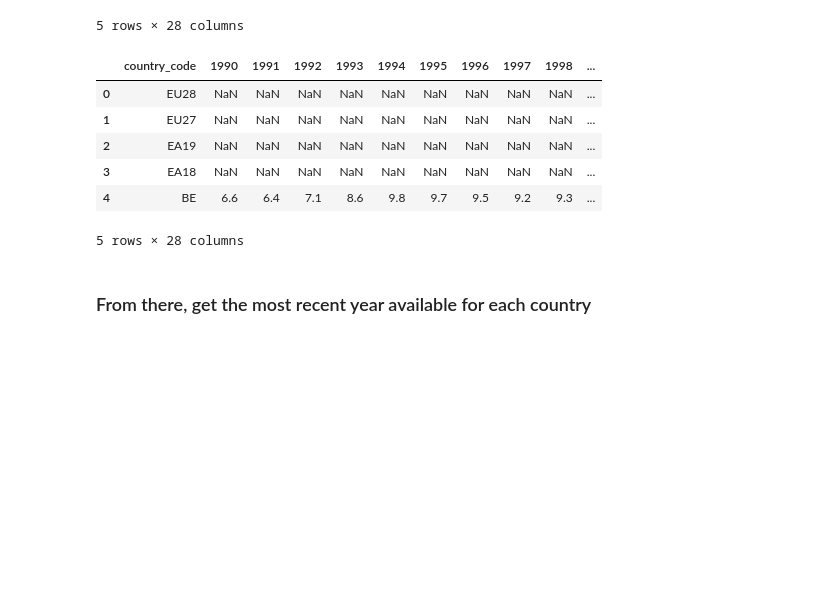
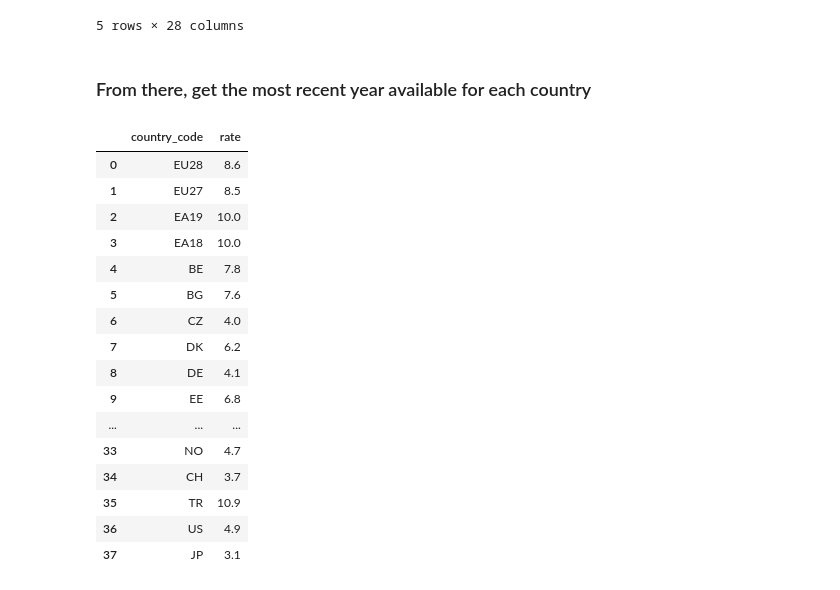
Before and after one commit to Timonzimm/CS-401, a Jupyter notebook: HW03/Homework 3.ipynb, the cells around one changed output. Drawn from its saved outputs; the diff is of its cells as text; code cells hidden in the pictures; blank space fills up the shorter version.

```diff
--- a/HW03/Homework 3.ipynb
+++ b/HW03/Homework 3.ipynb
@@ -63,15 +65,10 @@ DATA_FOLDER = './data/'
 # %%
-with open(TOPO_FOLDER + 'ch-cantons.topojson.json') as json_data:
+'''with open(TOPO_FOLDER + 'ch-cantons.topojson.json') as json_data:
     cantons = edict(json.load(json_data))
 with open(TOPO_FOLDER + 'europe.topojson.json') as json_data:
-    europe = edict(json.load(json_data))
+    europe = edict(json.load(json_data))'''
 
-eu_total_unemployment_rate_active = pd.read_excel(DATA_FOLDER + 'eu_total_unemployment_rate_active.xls', na_values=':', header=3)
-eu_total_unemployment_rate_total = pd.read_excel(DATA_FOLDER + 'eu_total_unemployment_rate_total.xls', na_values=':', header=3)
-
-eu_total_unemployment_rate_active = eu_total_unemployment_rate_active.filter(regex=("^((?!Unnamed).)*$"))
-eu_total_unemployment_rate_total = eu_total_unemployment_rate_total.filter(regex=("^((?!Unnamed).)*$"))
-
-eu_total_unemployment_rate_active.rename(columns={"geo\\time": "country_code"}, inplace=True)
-eu_total_unemployment_rate_total.rename(columns={"geo\\time": "country_code"}, inplace=True)
+eu_total_unemployment_rate = pd.read_excel(DATA_FOLDER + 'eu_total_unemployment_rate_active.xls', na_values=':', header=3)
+eu_total_unemployment_rate = eu_total_unemployment_rate.filter(regex=("^((?!Unnamed).)*$"))
+eu_total_unemployment_rate.rename(columns={"geo\\time": "country_code"}, inplace=True)
 # %%
@@ -84,16 +81,6 @@ eu_total_unemployment_rate_active.head()
 | 3 | EA18 | NaN | NaN | NaN | NaN | NaN | NaN | NaN | NaN | NaN | ... |
 | 4 | BE | 6.6 | 6.4 | 7.1 | 8.6 | 9.8 | 9.7 | 9.5 | 9.2 | 9.3 | ... |
 5 rows × 28 columns
-# %%
-eu_total_unemployment_rate_total.head()
-# %% [output]
-|  | country_code | 1990 | 1991 | 1992 | 1993 | 1994 | 1995 | 1996 | 1997 | 1998 | ... |
-| 0 | EU28 | NaN | NaN | NaN | NaN | NaN | NaN | NaN | NaN | NaN | ... |
-| 1 | EU27 | NaN | NaN | NaN | NaN | NaN | NaN | NaN | NaN | NaN | ... |
-| 2 | EA19 | NaN | NaN | NaN | NaN | NaN | NaN | NaN | NaN | NaN | ... |
-| 3 | EA18 | NaN | NaN | NaN | NaN | NaN | NaN | NaN | NaN | NaN | ... |
-| 4 | BE | 6.6 | 6.4 | 7.1 | 8.6 | 9.8 | 9.7 | 9.5 | 9.2 | 9.3 | ... |
-5 rows × 28 columns
 # %% [markdown]
 ### From there, get the most recent year available for each country
 # %%
@@ -105,5 +92,28 @@ def most_recent_available(row):
         if rate: # if not NaN
             return pd.Series({'country_code': row['country_code'], 'rate': rate})
 
-eu_total_unemployment_rate_active = eu_total_unemployment_rate_active.apply(most_recent_available, axis=1)
-eu_total_unemployment_rate_total = eu_total_unemployment_rate_total.apply(most_recent_available, axis=1)
+eu_total_unemployment_rate = eu_total_unemployment_rate.apply(most_recent_available, axis=1)
+
+# We will complete the data with the last missing value: Switzerland
+# https://www.amstat.ch/seco/pressedoku/201701_Leporello_fr.pdf
+eu_total_unemployment_rate.loc[eu_total_unemployment_rate.country_code == 'CH', 'rate'] = 3.7
+# %%
+eu_total_unemployment_rate
+# %% [output]
+|  | country_code | rate |
+| 0 | EU28 | 8.6 |
+| 1 | EU27 | 8.5 |
+| 2 | EA19 | 10.0 |
+| 3 | EA18 | 10.0 |
+| 4 | BE | 7.8 |
+| 5 | BG | 7.6 |
+| 6 | CZ | 4.0 |
+| 7 | DK | 6.2 |
+| 8 | DE | 4.1 |
+| 9 | EE | 6.8 |
+| ... | ... | ... |
+| 33 | NO | 4.7 |
+| 34 | CH | 3.7 |
+| 35 | TR | 10.9 |
+| 36 | US | 4.9 |
+| 37 | JP | 3.1 |
```
Also changed, not shown: parts of 3 cells of this notebook.
